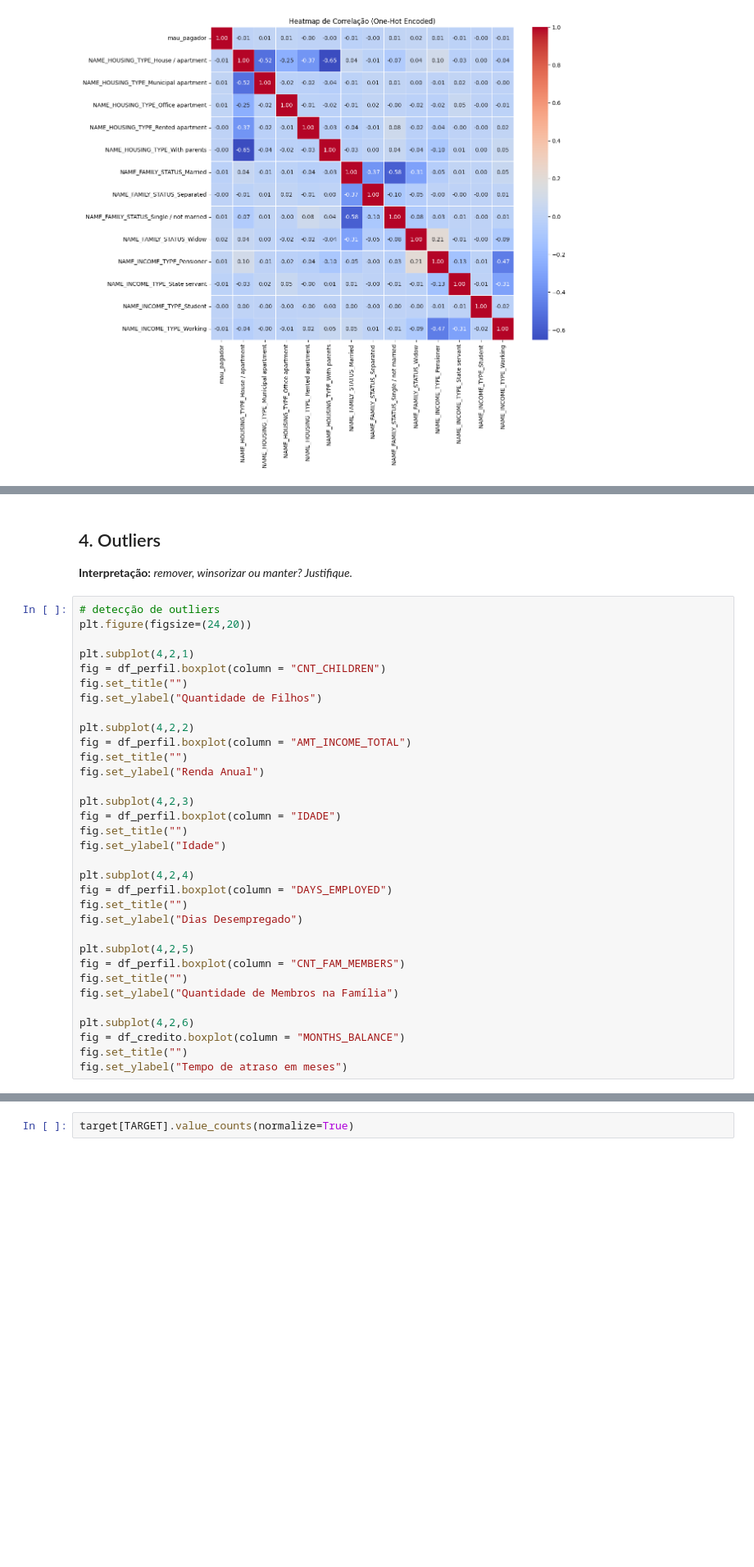
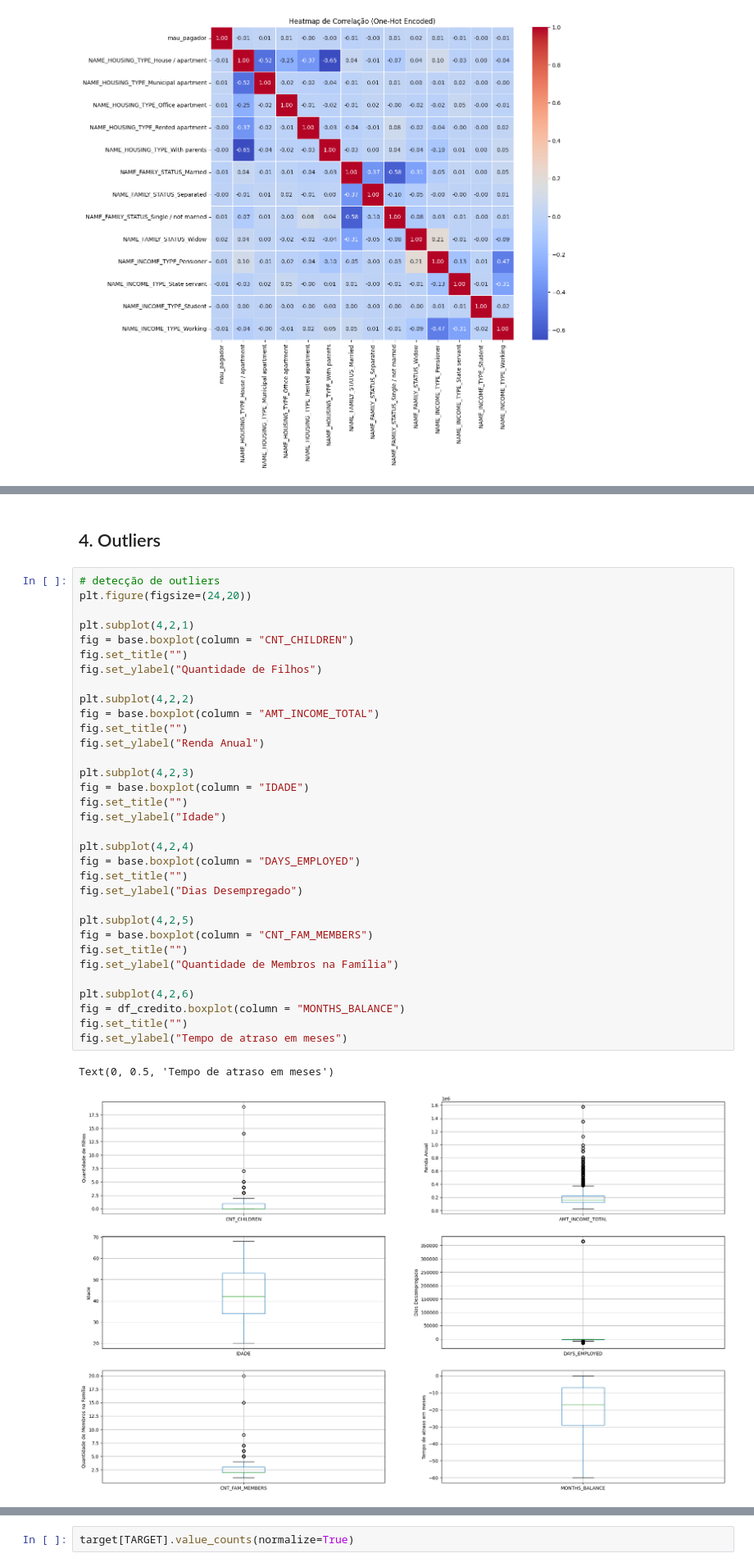
Before and after one commit to camilavbr/Tech_Challenge_Fase2_rm377839, a Jupyter notebook: notebooks/01_eda.ipynb, the cells around one changed output, grey strips where cells are left out. Shown at 82% size. Saved outputs shown, nothing was run; the diff lists cells and outputs as text; blank space fills up the shorter version.

```diff
--- a/notebooks/01_eda.ipynb
+++ b/notebooks/01_eda.ipynb
@@ -611,38 +800,39 @@ plt.show()
 # %% [markdown]
 ## 4. Outliers
-
-**Interpretação:** _remover, winsorizar ou manter? Justifique._
 # %%
 # detecção de outliers
 plt.figure(figsize=(24,20))
 
 plt.subplot(4,2,1)
-fig = df_perfil.boxplot(column = "CNT_CHILDREN")
+fig = base.boxplot(column = "CNT_CHILDREN")
 fig.set_title("")
 fig.set_ylabel("Quantidade de Filhos")
 
 plt.subplot(4,2,2)
-fig = df_perfil.boxplot(column = "AMT_INCOME_TOTAL")
+fig = base.boxplot(column = "AMT_INCOME_TOTAL")
 fig.set_title("")
 fig.set_ylabel("Renda Anual")
 
 plt.subplot(4,2,3)
-fig = df_perfil.boxplot(column = "IDADE")
+fig = base.boxplot(column = "IDADE")
 fig.set_title("")
 fig.set_ylabel("Idade")
 
 plt.subplot(4,2,4)
-fig = df_perfil.boxplot(column = "DAYS_EMPLOYED")
+fig = base.boxplot(column = "DAYS_EMPLOYED")
 fig.set_title("")
 fig.set_ylabel("Dias Desempregado")
 
 plt.subplot(4,2,5)
-fig = df_perfil.boxplot(column = "CNT_FAM_MEMBERS")
+fig = base.boxplot(column = "CNT_FAM_MEMBERS")
 fig.set_title("")
 fig.set_ylabel("Quantidade de Membros na Família")
 
 plt.subplot(4,2,6)
 fig = df_credito.boxplot(column = "MONTHS_BALANCE")
 fig.set_title("")
 fig.set_ylabel("Tempo de atraso em meses")
+# %% [output]
+Text(0, 0.5, 'Tempo de atraso em meses')
+[figure, added]
 # %%
```
Also changed, not shown: parts of 19 cells of this notebook.
